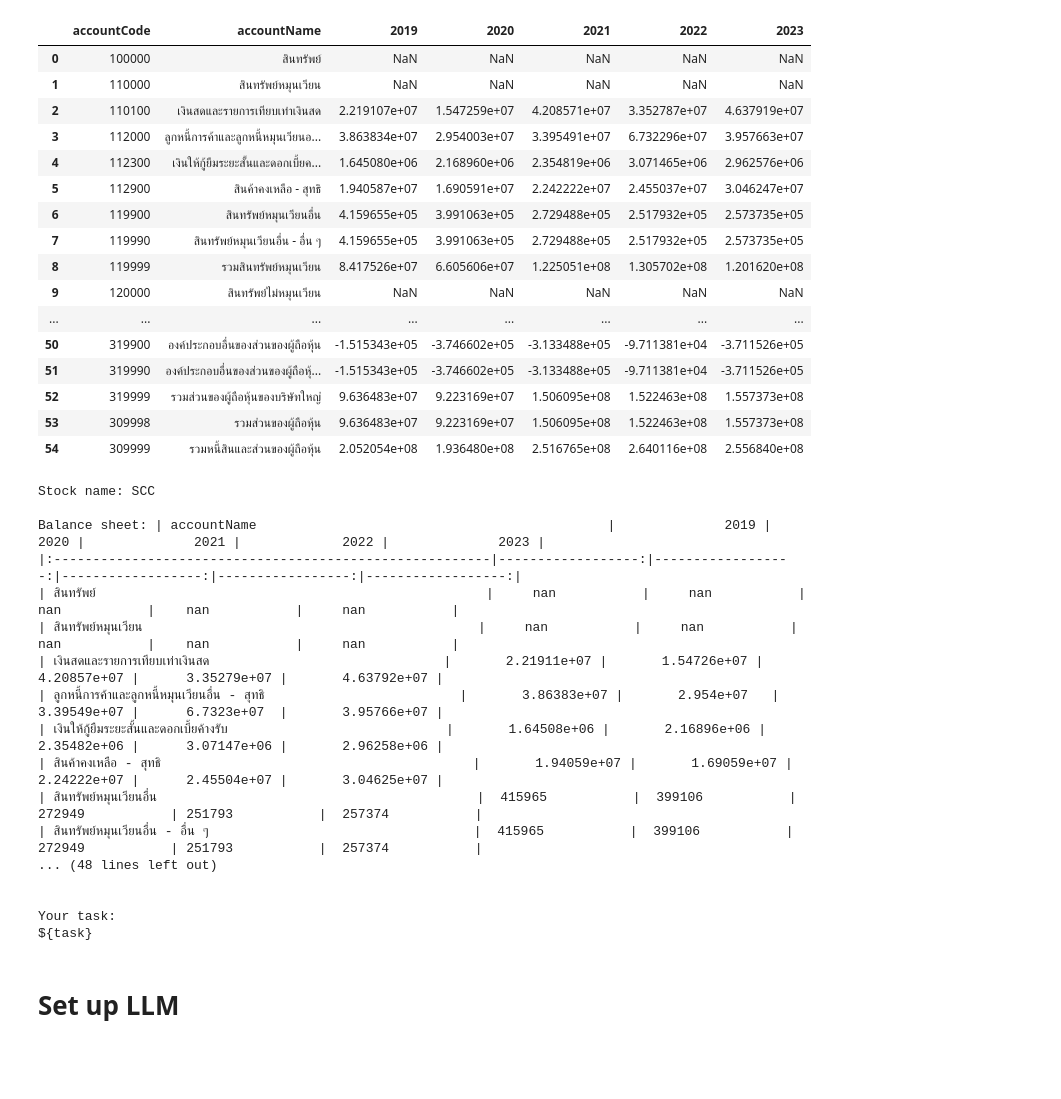
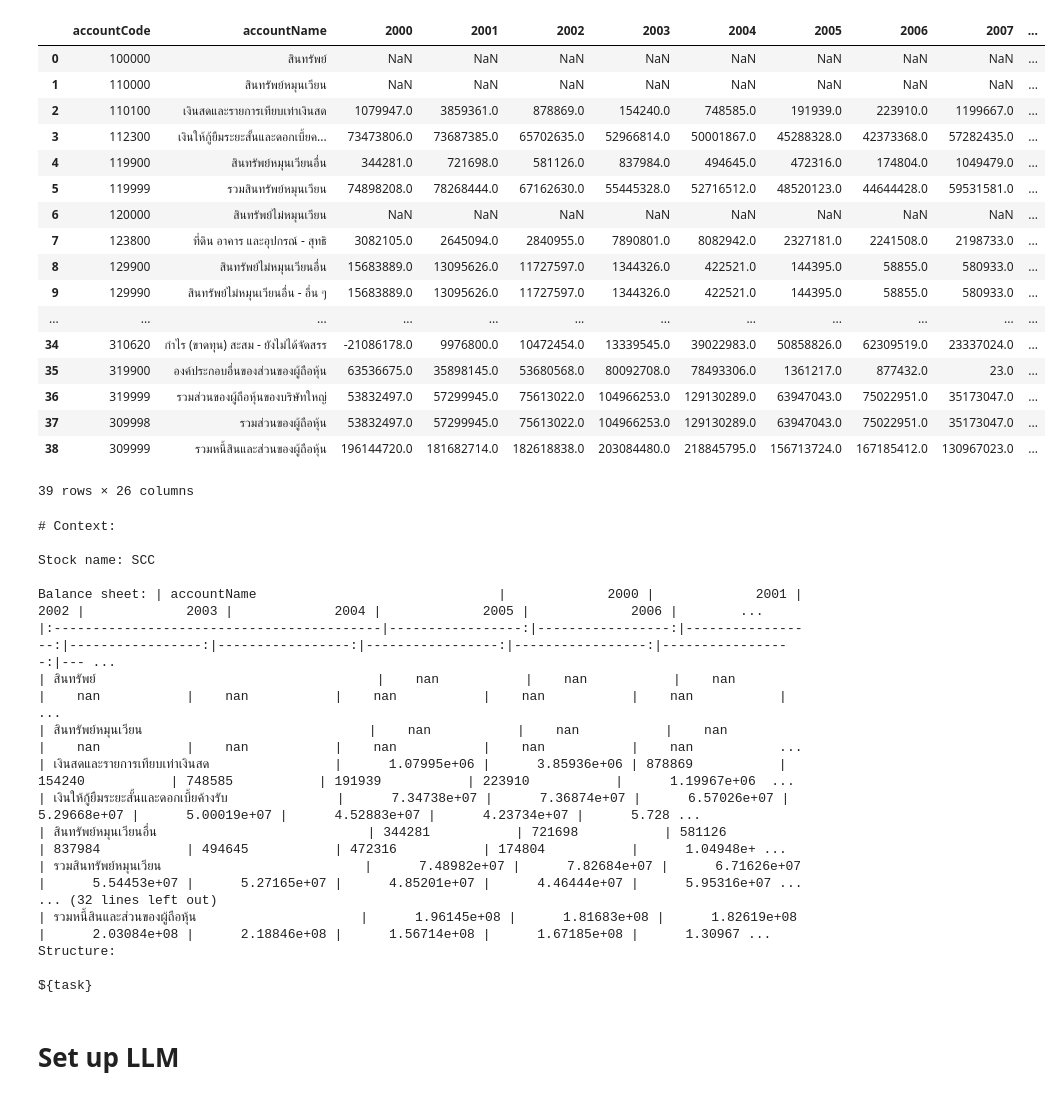
Before and after one commit to batprem/llm-balance-sheets, a Jupyter notebook: 04-bonus.ipynb, the cells around one changed output. Drawn from its saved outputs; the diff is of its cells as text; code cells hidden in the pictures; blank space fills up the shorter version.

```diff
--- a/04-bonus.ipynb
+++ b/04-bonus.ipynb
@@ -37,55 +37,63 @@ def get_sheet(period: str) -> pd.DataFrame:
     }
 
     response = session.get(
-        'https://www.settrade.com/api/set/stock/OR/financialstatement',
+        f'https://www.settrade.com/api/set/stock/{SYMBOL}/financialstatement',
         params=params,
         headers=headers,
     )
     response.raise_for_status()
     data = response.json()
     return pd.DataFrame(data["accounts"])
+# %%
+from_ = 2000
+to = 2024
+
+year_range = range(from_, to)
+first_year, *year_range = year_range
 # %%
-sheet = get_sheet(f"YE_2019")[["accountCode", "accountName", "amount"]]
-sheet["2019"] = sheet["amount"]
+
+sheet = get_sheet(f"YE_{first_year}")[["accountCode", "accountName", "amount"]]
+sheet[str(first_year)] = sheet["amount"]
 sheet = sheet.drop("amount", axis=1)
-for year in range(2020, 2024):
+for year in year_range:
     sheet_by_year = get_sheet(f"YE_{year}")[["accountCode", "amount"]]
     sheet_by_year[str(year)] = sheet_by_year["amount"]
     sheet_by_year = sheet_by_year.drop("amount", axis=1)
 
     sheet = pd.merge(sheet, sheet_by_year, on="accountCode")
 
 sheet
 # %% [output]
-|  | accountCode | accountName | 2019 | 2020 | 2021 | 2022 | 2023 |
-| 0 | 100000 | สินทรัพย์ | NaN | NaN | NaN | NaN | NaN |
-| 1 | 110000 | สินทรัพย์หมุนเวียน | NaN | NaN | NaN | NaN | NaN |
-| 2 | 110100 | เงินสดและรายการเทียบเท่าเงินสด | 2.219107e+07 | 1.547259e+07 | 4.208571e+07 | 3.352787e+07 | 4.637919e+07 |
-| 3 | 112000 | ลูกหนี้การค้าและลูกหนี้หมุนเวียนอ... | 3.863834e+07 | 2.954003e+07 | 3.395491e+07 | 6.732296e+07 | 3.957663e+07 |
-| 4 | 112300 | เงินให้กู้ยืมระยะสั้นและดอกเบี้ยค... | 1.645080e+06 | 2.168960e+06 | 2.354819e+06 | 3.071465e+06 | 2.962576e+06 |
-| 5 | 112900 | สินค้าคงเหลือ - สุทธิ | 1.940587e+07 | 1.690591e+07 | 2.242222e+07 | 2.455037e+07 | 3.046247e+07 |
-| 6 | 119900 | สินทรัพย์หมุนเวียนอื่น | 4.159655e+05 | 3.991063e+05 | 2.729488e+05 | 2.517932e+05 | 2.573735e+05 |
-| 7 | 119990 | สินทรัพย์หมุนเวียนอื่น - อื่น ๆ | 4.159655e+05 | 3.991063e+05 | 2.729488e+05 | 2.517932e+05 | 2.573735e+05 |
-| 8 | 119999 | รวมสินทรัพย์หมุนเวียน | 8.417526e+07 | 6.605606e+07 | 1.225051e+08 | 1.305702e+08 | 1.201620e+08 |
-| 9 | 120000 | สินทรัพย์ไม่หมุนเวียน | NaN | NaN | NaN | NaN | NaN |
-| ... | ... | ... | ... | ... | ... | ... | ... |
-| 50 | 319900 | องค์ประกอบอื่นของส่วนของผู้ถือหุ้น | -1.515343e+05 | -3.746602e+05 | -3.133488e+05 | -9.711381e+04 | -3.711526e+05 |
-| 51 | 319990 | องค์ประกอบอื่นของส่วนของผู้ถือหุ้... | -1.515343e+05 | -3.746602e+05 | -3.133488e+05 | -9.711381e+04 | -3.711526e+05 |
-| 52 | 319999 | รวมส่วนของผู้ถือหุ้นของบริษัทใหญ่ | 9.636483e+07 | 9.223169e+07 | 1.506095e+08 | 1.522463e+08 | 1.557373e+08 |
-| 53 | 309998 | รวมส่วนของผู้ถือหุ้น | 9.636483e+07 | 9.223169e+07 | 1.506095e+08 | 1.522463e+08 | 1.557373e+08 |
-| 54 | 309999 | รวมหนี้สินและส่วนของผู้ถือหุ้น | 2.052054e+08 | 1.936480e+08 | 2.516765e+08 | 2.640116e+08 | 2.556840e+08 |
+|  | accountCode | accountName | 2000 | 2001 | 2002 | 2003 | 2004 | 2005 | 2006 | 2007 | ... |
+| 0 | 100000 | สินทรัพย์ | NaN | NaN | NaN | NaN | NaN | NaN | NaN | NaN | ... |
+| 1 | 110000 | สินทรัพย์หมุนเวียน | NaN | NaN | NaN | NaN | NaN | NaN | NaN | NaN | ... |
+| 2 | 110100 | เงินสดและรายการเทียบเท่าเงินสด | 1079947.0 | 3859361.0 | 878869.0 | 154240.0 | 748585.0 | 191939.0 | 223910.0 | 1199667.0 | ... |
+| 3 | 112300 | เงินให้กู้ยืมระยะสั้นและดอกเบี้ยค... | 73473806.0 | 73687385.0 | 65702635.0 | 52966814.0 | 50001867.0 | 45288328.0 | 42373368.0 | 57282435.0 | ... |
+| 4 | 119900 | สินทรัพย์หมุนเวียนอื่น | 344281.0 | 721698.0 | 581126.0 | 837984.0 | 494645.0 | 472316.0 | 174804.0 | 1049479.0 | ... |
+| 5 | 119999 | รวมสินทรัพย์หมุนเวียน | 74898208.0 | 78268444.0 | 67162630.0 | 55445328.0 | 52716512.0 | 48520123.0 | 44644428.0 | 59531581.0 | ... |
+| 6 | 120000 | สินทรัพย์ไม่หมุนเวียน | NaN | NaN | NaN | NaN | NaN | NaN | NaN | NaN | ... |
+| 7 | 123800 | ที่ดิน อาคาร และอุปกรณ์ - สุทธิ | 3082105.0 | 2645094.0 | 2840955.0 | 7890801.0 | 8082942.0 | 2327181.0 | 2241508.0 | 2198733.0 | ... |
+| 8 | 129900 | สินทรัพย์ไม่หมุนเวียนอื่น | 15683889.0 | 13095626.0 | 11727597.0 | 1344326.0 | 422521.0 | 144395.0 | 58855.0 | 580933.0 | ... |
+| 9 | 129990 | สินทรัพย์ไม่หมุนเวียนอื่น - อื่น ๆ | 15683889.0 | 13095626.0 | 11727597.0 | 1344326.0 | 422521.0 | 144395.0 | 58855.0 | 580933.0 | ... |
+| ... | ... | ... | ... | ... | ... | ... | ... | ... | ... | ... | ... |
+| 34 | 310620 | กำไร (ขาดทุน) สะสม - ยังไม่ได้จัดสรร | -21086178.0 | 9976800.0 | 10472454.0 | 13339545.0 | 39022983.0 | 50858826.0 | 62309519.0 | 23337024.0 | ... |
+| 35 | 319900 | องค์ประกอบอื่นของส่วนของผู้ถือหุ้น | 63536675.0 | 35898145.0 | 53680568.0 | 80092708.0 | 78493306.0 | 1361217.0 | 877432.0 | 23.0 | ... |
+| 36 | 319999 | รวมส่วนของผู้ถือหุ้นของบริษัทใหญ่ | 53832497.0 | 57299945.0 | 75613022.0 | 104966253.0 | 129130289.0 | 63947043.0 | 75022951.0 | 35173047.0 | ... |
+| 37 | 309998 | รวมส่วนของผู้ถือหุ้น | 53832497.0 | 57299945.0 | 75613022.0 | 104966253.0 | 129130289.0 | 63947043.0 | 75022951.0 | 35173047.0 | ... |
+| 38 | 309999 | รวมหนี้สินและส่วนของผู้ถือหุ้น | 196144720.0 | 181682714.0 | 182618838.0 | 203084480.0 | 218845795.0 | 156713724.0 | 167185412.0 | 130967023.0 | ... |
+39 rows × 26 columns
 # %%
 from string import Template
 
 
 template = Template("""
+# Context:
+
 Stock name: ${SYMBOL}
 
 Balance sheet: ${sheet}
 Structure:
 
-
-Your task:
 ${task}
 """)
 sheet_prompt = sheet.drop("accountCode", axis=1).to_markdown(index=False)
@@ -96,22 +104,22 @@ print(
     )
 )
 # %% [output]
+# Context:
+
 Stock name: SCC
 
-Balance sheet: | accountName                                             |              2019 |              2020 |              2021 |             2022 |              2023 |
-|:--------------------------------------------------------|------------------:|------------------:|------------------:|-----------------:|------------------:|
-| สินทรัพย์                                                  |     nan           |     nan           |     nan           |    nan           |     nan           |
-| สินทรัพย์หมุนเวียน                                           |     nan           |     nan           |     nan           |    nan           |     nan           |
-| เงินสดและรายการเทียบเท่าเงินสด                              |       2.21911e+07 |       1.54726e+07 |       4.20857e+07 |      3.35279e+07 |       4.63792e+07 |
-| ลูกหนี้การค้าและลูกหนี้หมุนเวียนอื่น - สุทธิ                         |       3.86383e+07 |       2.954e+07   |       3.39549e+07 |      6.7323e+07  |       3.95766e+07 |
-| เงินให้กู้ยืมระยะสั้นและดอกเบี้ยค้างรับ                            |       1.64508e+06 |       2.16896e+06 |       2.35482e+06 |      3.07147e+06 |       2.96258e+06 |
-| สินค้าคงเหลือ - สุทธิ                                        |       1.94059e+07 |       1.69059e+07 |       2.24222e+07 |      2.45504e+07 |       3.04625e+07 |
-| สินทรัพย์หมุนเวียนอื่น                                         |  415965           |  399106           |  272949           | 251793           |  257374           |
-| สินทรัพย์หมุนเวียนอื่น - อื่น ๆ                                  |  415965           |  399106           |  272949           | 251793           |  257374           |
-... (48 lines left out)
+Balance sheet: | accountName                               |             2000 |             2001 |             2002 |             2003 |             2004 |             2005 |             2006 |        ...
+|:------------------------------------------|-----------------:|-----------------:|-----------------:|-----------------:|-----------------:|-----------------:|-----------------:|-----------------:|--- ...
+| สินทรัพย์                                    |    nan           |    nan           |    nan           |    nan           |    nan           |    nan           |    nan           |    nan           | ...
+| สินทรัพย์หมุนเวียน                             |    nan           |    nan           |    nan           |    nan           |    nan           |    nan           |    nan           |    nan           ...
+| เงินสดและรายการเทียบเท่าเงินสด                |      1.07995e+06 |      3.85936e+06 | 878869           | 154240           | 748585           | 191939           | 223910           |      1.19967e+06  ...
+| เงินให้กู้ยืมระยะสั้นและดอกเบี้ยค้างรับ              |      7.34738e+07 |      7.36874e+07 |      6.57026e+07 |      5.29668e+07 |      5.00019e+07 |      4.52883e+07 |      4.23734e+07 |      5.728 ...
+| สินทรัพย์หมุนเวียนอื่น                           | 344281           | 721698           | 581126           | 837984           | 494645           | 472316           | 174804           |      1.04948e+ ...
+| รวมสินทรัพย์หมุนเวียน                          |      7.48982e+07 |      7.82684e+07 |      6.71626e+07 |      5.54453e+07 |      5.27165e+07 |      4.85201e+07 |      4.46444e+07 |      5.95316e+07 ...
+... (32 lines left out)
+| รวมหนี้สินและส่วนของผู้ถือหุ้น                     |      1.96145e+08 |      1.81683e+08 |      1.82619e+08 |      2.03084e+08 |      2.18846e+08 |      1.56714e+08 |      1.67185e+08 |      1.30967 ...
+Structure:
 
-
-Your task:
 ${task}
 # %% [markdown]
 # Set up LLM
```
Also changed, not shown: parts of 5 cells of this notebook.
